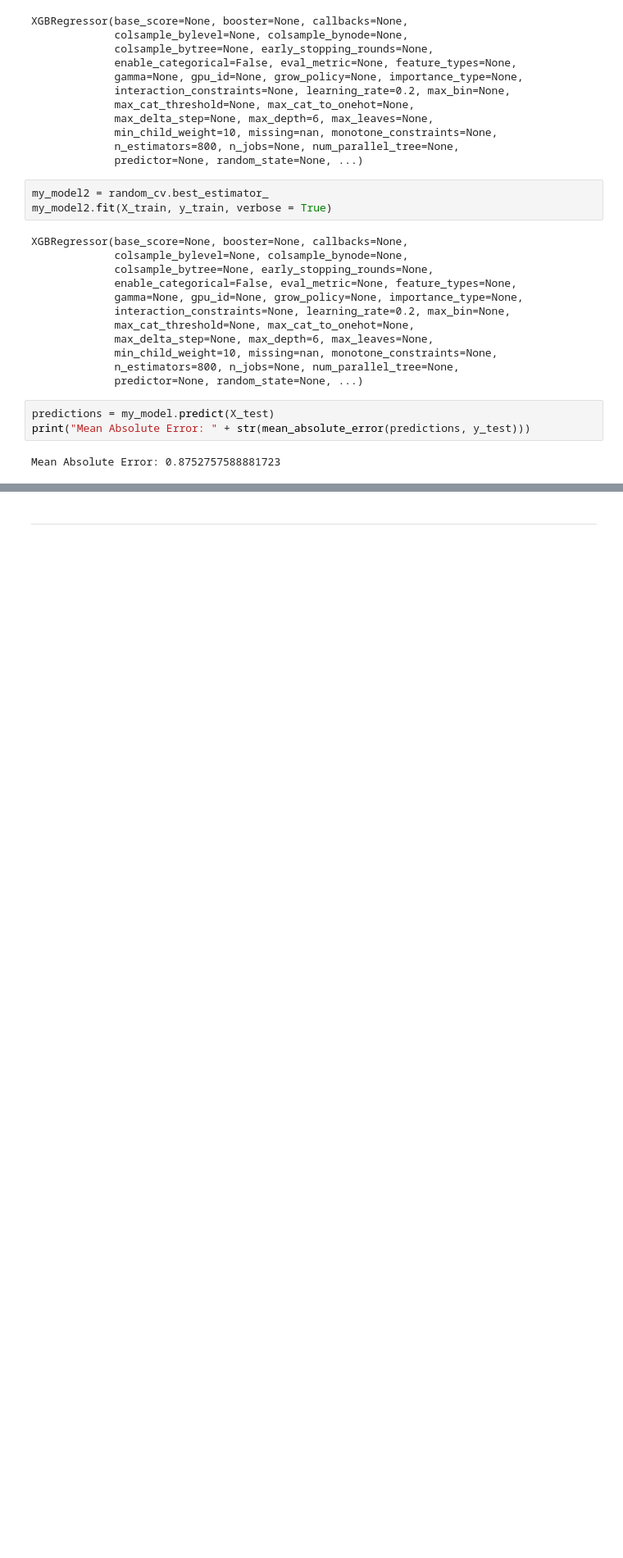
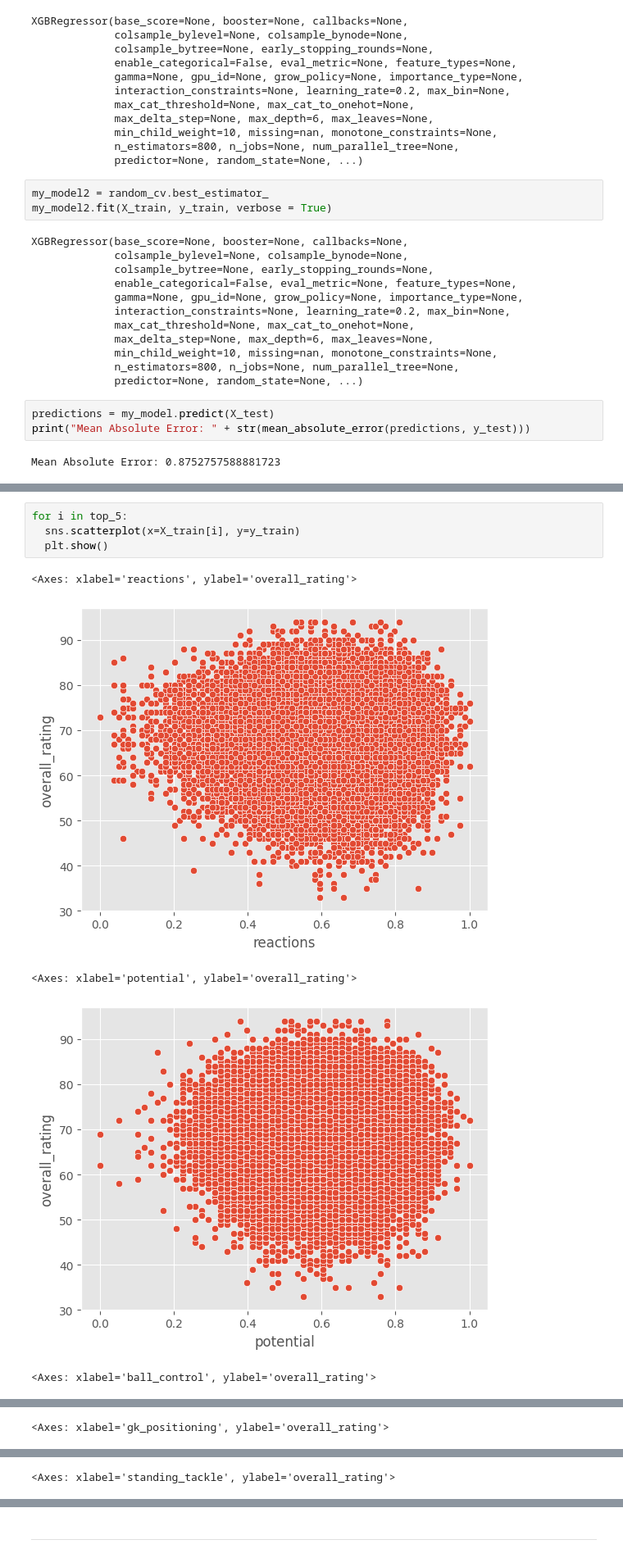
Before and after one commit to Rohiniv17/FORE, a Jupyter notebook: BDDA/MidTerm/BDDA_Project_1.ipynb, the cells around one changed output, grey strips where cells are left out. Shown at 82% size. Cells and saved outputs as stored; diff of their text form; blank space fills up the shorter version.

```diff
--- a/BDDA/MidTerm/BDDA_Project_1.ipynb
+++ b/BDDA/MidTerm/BDDA_Project_1.ipynb
@@ -300,0 +397,10 @@ plt.figure(figsize=(10,6))
+# %%
+for i in top_5:
+  sns.scatterplot(x=X_train[i], y=y_train)
+  plt.show()
+# %% [output]
+<Axes: xlabel='reactions', ylabel='overall_rating'>
+[figure, added]
+<Axes: xlabel='potential', ylabel='overall_rating'>
+[figure, added]
+<Axes: xlabel='ball_control', ylabel='overall_rating'>
@@ -300,0 +408 @@ plt.figure(figsize=(10,6))
+<Axes: xlabel='gk_positioning', ylabel='overall_rating'>
@@ -300,0 +410 @@ plt.figure(figsize=(10,6))
+<Axes: xlabel='standing_tackle', ylabel='overall_rating'>
```
Also changed, not shown: parts of 9 cells of this notebook.
